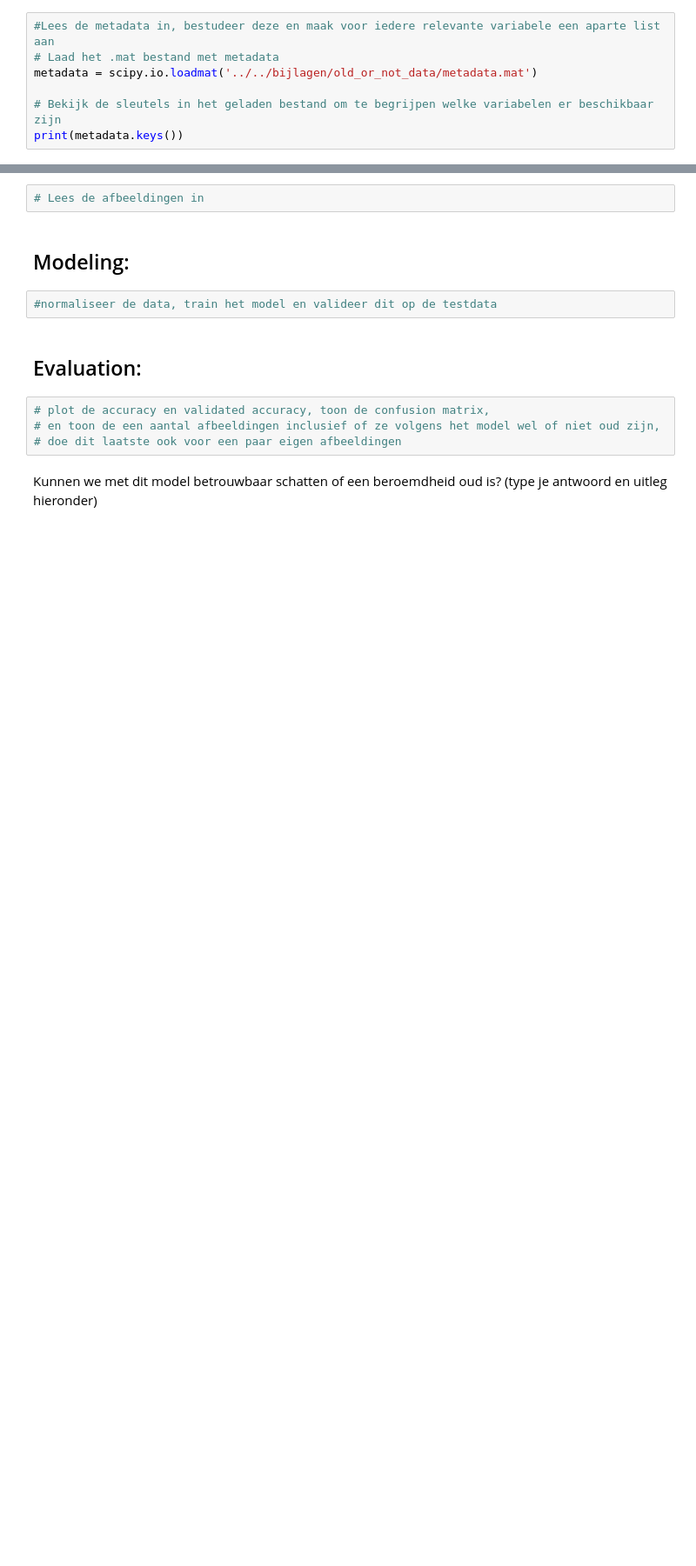
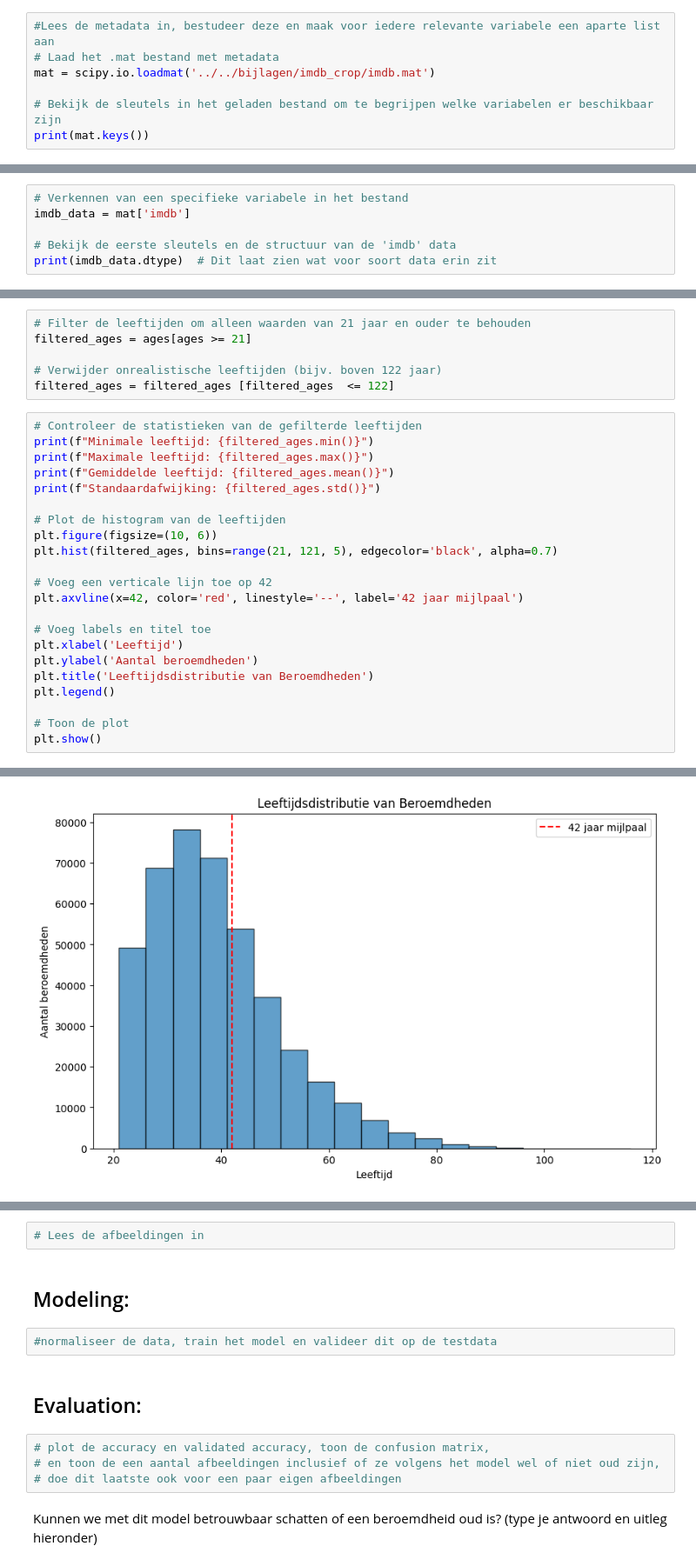
Before and after one commit to EsmeeK1/MachineLearning, a Jupyter notebook: thema's/neurale_netwerken/Old or not (studenten).ipynb, the cells around one changed output, grey strips where cells are left out. Shown at 87% size. Cells and saved outputs as stored; diff of their text form; blank space fills up the shorter version.

```diff
--- a/thema's/neurale_netwerken/Old or not (studenten).ipynb
+++ b/thema's/neurale_netwerken/Old or not (studenten).ipynb
@@ -31,7 +125,7 @@ from tensorflow.keras import datasets, layers, models
 # %%
 #Lees de metadata in, bestudeer deze en maak voor iedere relevante variabele een aparte list aan
 # Laad het .mat bestand met metadata
-metadata = scipy.io.loadmat('../../bijlagen/old_or_not_data/metadata.mat')
+mat = scipy.io.loadmat('../../bijlagen/imdb_crop/imdb.mat')
 
 # Bekijk de sleutels in het geladen bestand om te begrijpen welke variabelen er beschikbaar zijn
-print(metadata.keys())
+print(mat.keys())
@@ -37,0 +138,6 @@ print(metadata.keys())
+# %%
+# Verkennen van een specifieke variabele in het bestand
+imdb_data = mat['imdb']
+
+# Bekijk de eerste sleutels en de structuur van de 'imdb' data
+print(imdb_data.dtype)  # Dit laat zien wat voor soort data erin zit
@@ -37,0 +262,29 @@ print(metadata.keys())
+# %%
+# Filter de leeftijden om alleen waarden van 21 jaar en ouder te behouden
+filtered_ages = ages[ages >= 21]
+
+# Verwijder onrealistische leeftijden (bijv. boven 122 jaar)
+filtered_ages = filtered_ages [filtered_ages  <= 122]
+# %%
+# Controleer de statistieken van de gefilterde leeftijden
+print(f"Minimale leeftijd: {filtered_ages.min()}")
+print(f"Maximale leeftijd: {filtered_ages.max()}")
+print(f"Gemiddelde leeftijd: {filtered_ages.mean()}")
+print(f"Standaardafwijking: {filtered_ages.std()}")
+
+# Plot de histogram van de leeftijden
+plt.figure(figsize=(10, 6))
+plt.hist(filtered_ages, bins=range(21, 121, 5), edgecolor='black', alpha=0.7)
+
+# Voeg een verticale lijn toe op 42
+plt.axvline(x=42, color='red', linestyle='--', label='42 jaar mijlpaal')
+
+# Voeg labels en titel toe
+plt.xlabel('Leeftijd')
+plt.ylabel('Aantal beroemdheden')
+plt.title('Leeftijdsdistributie van Beroemdheden')
+plt.legend()
+
+# Toon de plot
+plt.show()
+# %% [output]
@@ -37,0 +295 @@ print(metadata.keys())
+[figure, added]
```
Also changed, not shown: parts of 35 cells of this notebook, 2 other files.
